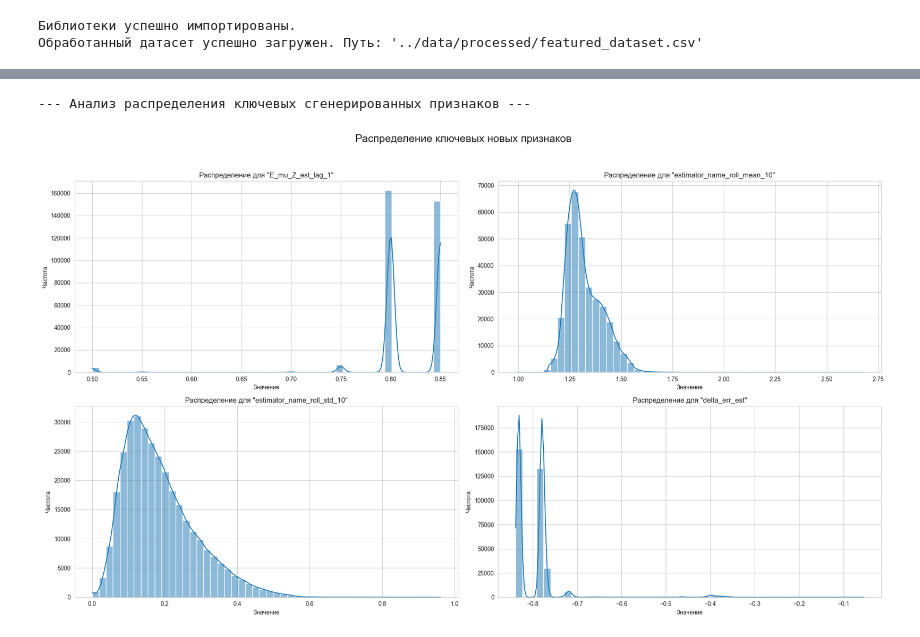
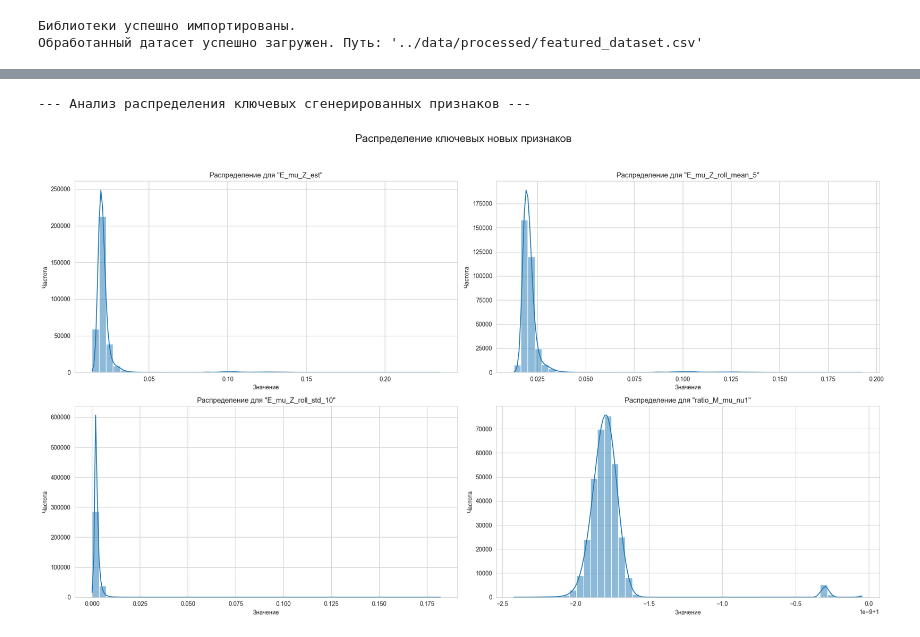
Before and after one commit to jmihan/aidao-hack, a Jupyter notebook: notebooks/eda_processed.ipynb, the cells around one changed output, grey strips where cells are left out. Saved outputs shown, nothing was run; the diff lists cells and outputs as text; code cells hidden in the pictures.

```diff
--- a/notebooks/eda_processed.ipynb
+++ b/notebooks/eda_processed.ipynb
@@ -180,40 +180,40 @@ Passing `palette` without assigning `hue` is deprecated and will be removed in v
 # ==============================================================================
 if df_featured is not None:
     print("--- Анализ распределения ключевых сгенерированных признаков ---")
 
-    # Выбираем признаки для анализа, как и планировали
-    # Добавим также один из "неожиданных героев" - estimator_name_roll_mean_10
+    # Выбираем признаки для анализа на основе нового топа корреляций.
+    # Мы берем разные типы признаков, чтобы увидеть разные эффекты.
     features_to_analyze = [
-        'E_mu_Z_est_lag_1',              # Пример лага
-        'estimator_name_roll_mean_10',   # Пример скользящего среднего
-        'estimator_name_roll_std_10',    # Пример скользящего ст. отклонения
-        'delta_err_est'                  # Пример признака-взаимодействия
+        'E_mu_Z_est',              # Исходный топ-предиктор
+        'E_mu_Z_roll_mean_5',      # Пример скользящего среднего (топ-2)
+        'E_mu_Z_roll_std_10',      # Пример волатильности (чтобы проверить гипотезу)
+        'ratio_M_mu_nu1'           # Пример признака-взаимодействия с положительной корреляцией
     ]
 
     # Создаем сетку графиков
     fig, axes = plt.subplots(2, 2, figsize=(20, 12))
     fig.suptitle('Распределение ключевых новых признаков', fontsize=18)
 
     # `axes.flatten()` позволяет удобно итерироваться по сетке 2x2
     axes_flat = axes.flatten()
 
     for i, col in enumerate(features_to_analyze):
         # Работаем с данными без пропусков для корректного построения
         series_to_plot = df_featured[col].dropna()
 
         sns.histplot(series_to_plot, kde=True, ax=axes_flat[i], bins=50)
         axes_flat[i].set_title(f'Распределение для "{col}"')
         axes_flat[i].set_xlabel('Значение')
         axes_flat[i].set_ylabel('Частота')
 
     plt.tight_layout(rect=[0, 0.03, 1, 0.95])
     plt.show()
 
 else:
     print("Датафрейм не загружен. Пропустите выполнение этой ячейки.")
 # %% [output]
 --- Анализ распределения ключевых сгенерированных признаков ---
-[figure, old version]
+[figure, new version]
 # %%
 # ==============================================================================
 # D.1. Анализ мультиколлинеарности "семейства" признаков
```
Also changed, not shown: parts of 7 cells of this notebook, 1 other file.
